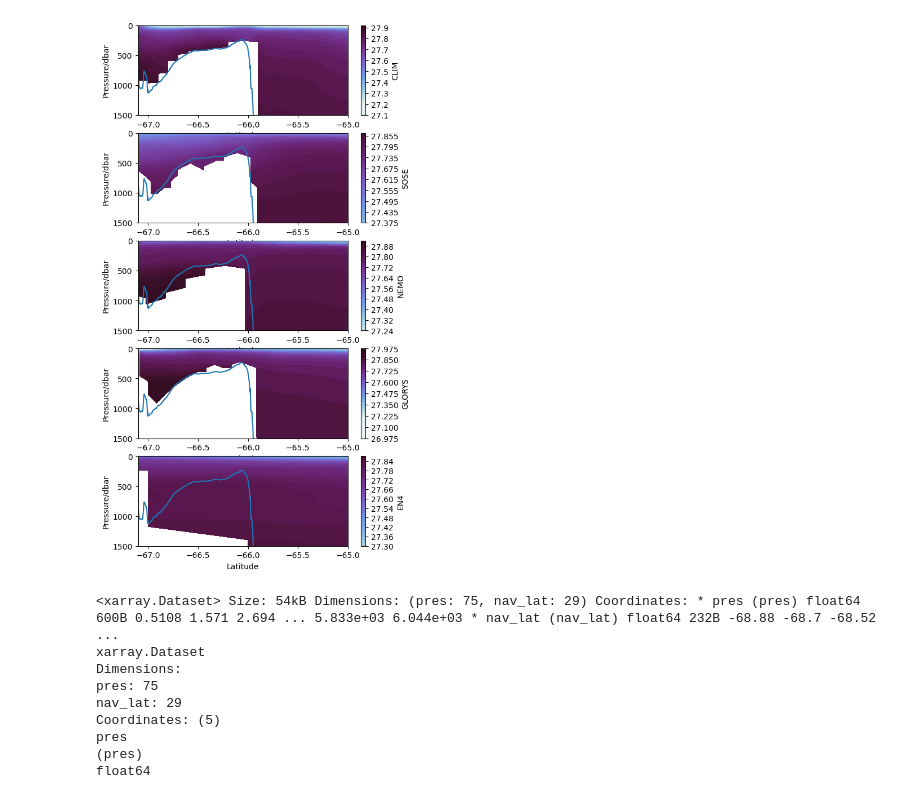
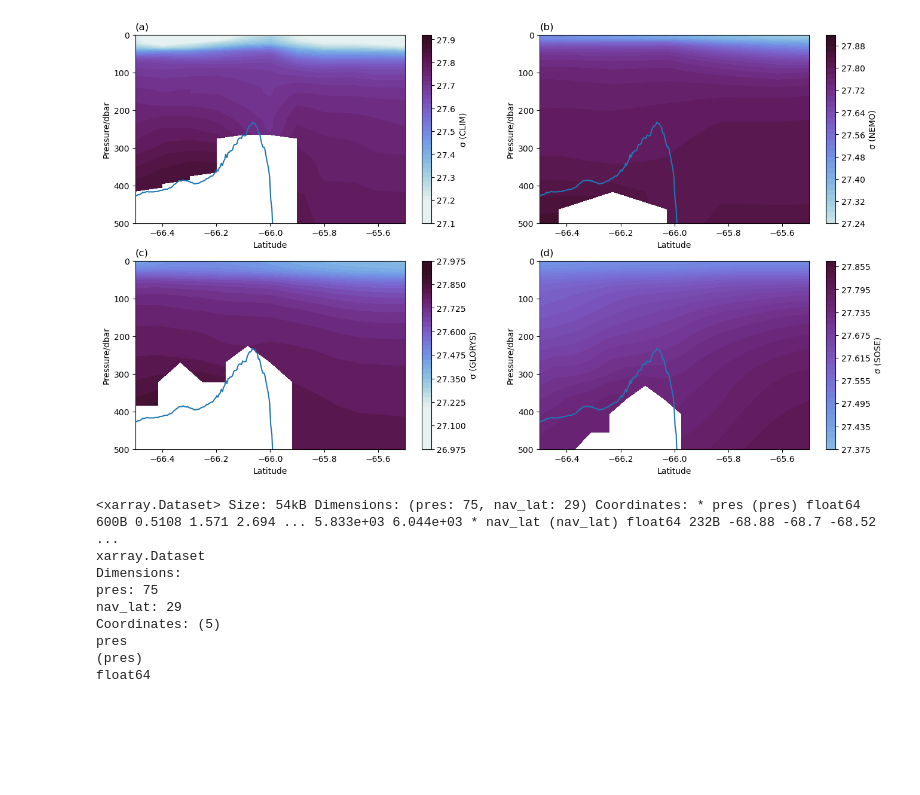
Before and after one commit to eejco/thesis_c3, a Jupyter notebook: model_climatology_comparison_zhou.ipynb, the cells around one changed output. Cells and saved outputs as stored; diff of their text form; code cells hidden in the pictures; blank space fills up the shorter version.

```diff
--- a/model_climatology_comparison_zhou.ipynb
+++ b/model_climatology_comparison_zhou.ipynb
@@ -150,7 +113,6 @@ glorys['rho'] = gsw.density.rho(glorys.asal,glorys.ctemp,glorys.pres)
 # %%
 # load nemo data
-catalog = OceanDataCatalog(catalog_name="noc-model-stac")
-nemo = catalog.open_dataset(id='noc-npd-era5/npd-eorca12-era5v1/gn/T1m_4d',variable_names=['thetao_con','so_abs'])
+nemo = catalog.open_dataset(id='noc-npd-era5/npd-eorca12-era5v1/r1i1c1f1/T1m_4d',variable_names=['thetao_con','so_abs'])
 
 # prepare nemo
 # crop to region
@@ -287,3 +151 @@ en4lon = en4.sel(lon=lon,method='nearest').mean('time')
 nemolon = nemo.where((nemo.nav_lon >= lon-0.2) & (nemo.nav_lon <= lon+0.2),drop=True).squeeze().mean('time')
-# %%
-nemolon.sigma0.load()
@@ -356,25 +152,27 @@ array([[[[        nan,         nan,         nan, ...,         nan,
+# %%
+nemolon_sigma=xr.open_dataarray('nemolon_sigma0.nc')
 # %%
-def plot_clim(ax,da,lat,pres,title,cmap):
+def plot_clim(ax,da,lat,pres,title,cmap,figtitle=None):
     im=ax.contourf(lat,pres,da,cmap=cmap,levels=40,vmin=27.2,vmax=27.9)
     ax.plot(elevation.latitude,-elevation.sel(longitude=lon,method='nearest'))
-    ax.set_ylim([0,1500])
-    ax.set_xlim([-67.1,-65])
+    ax.set_ylim([0,500])
+    ax.set_xlim([-66.5,-65.5])
     ax.set_ylabel('Pressure/dbar')
     ax.set_xlabel('Latitude')
     #ax.set_yscale('log')
     ax.yaxis.set_inverted(True)
+    ax.set_title(figtitle,loc='left')
 
     cbar = plt.colorbar(im)
-    cbar.set_label(title)
+    cbar.set_label('σ ('+title+')')
 # %%
-fig,ax = plt.subplots(5,1,figsize=(6,12))
-plot_clim(ax[0],dscli.sigma0,dscli.latitude,dscli.pressure,'CLIM',cmocean.cm.dense)
-plot_clim(ax[1],soselon.sigma0,soselon.YC,soselon.pres,'SOSE',cmocean.cm.dense)
-plot_clim(ax[2],nemolon.sigma0,nemolon.nav_lat,nemolon.pres,'NEMO',cmocean.cm.dense)
-plot_clim(ax[3],gloryslon.sigma0,gloryslon.latitude,gloryslon.pres,'GLORYS',cmocean.cm.dense)
-plot_clim(ax[4],en4lon.sigma0,en4lon.lat,en4lon.pres,'EN4',cmocean.cm.dense)
+fig,ax = plt.subplots(2,2,figsize=(16,9))
+plot_clim(ax[0][0],dscli.sigma0,dscli.latitude,dscli.pressure,'CLIM',cmocean.cm.dense,'(a)')
+plot_clim(ax[1][1],soselon.sigma0,soselon.YC,soselon.pres,'SOSE',cmocean.cm.dense,'(d)')
+plot_clim(ax[0][1],nemolon_sigma,nemolon.nav_lat,nemolon.pres,'NEMO',cmocean.cm.dense,'(b)')
+plot_clim(ax[1][0],gloryslon.sigma0,gloryslon.latitude,gloryslon.pres,'GLORYS',cmocean.cm.dense,'(c)')
 # %% [output]
-[figure, old version]
+[figure, new version]
 # %%
 # %% [output]
 <xarray.Dataset> Size: 54kB Dimensions: (pres: 75, nav_lat: 29) Coordinates: * pres (pres) float64 600B 0.5108 1.571 2.694 ... 5.833e+03 6.044e+03 * nav_lat (nav_lat) float64 232B -68.88 -68.7 -68.52  ...
```
Also changed, not shown: parts of 19 cells of this notebook, 6 other files.
